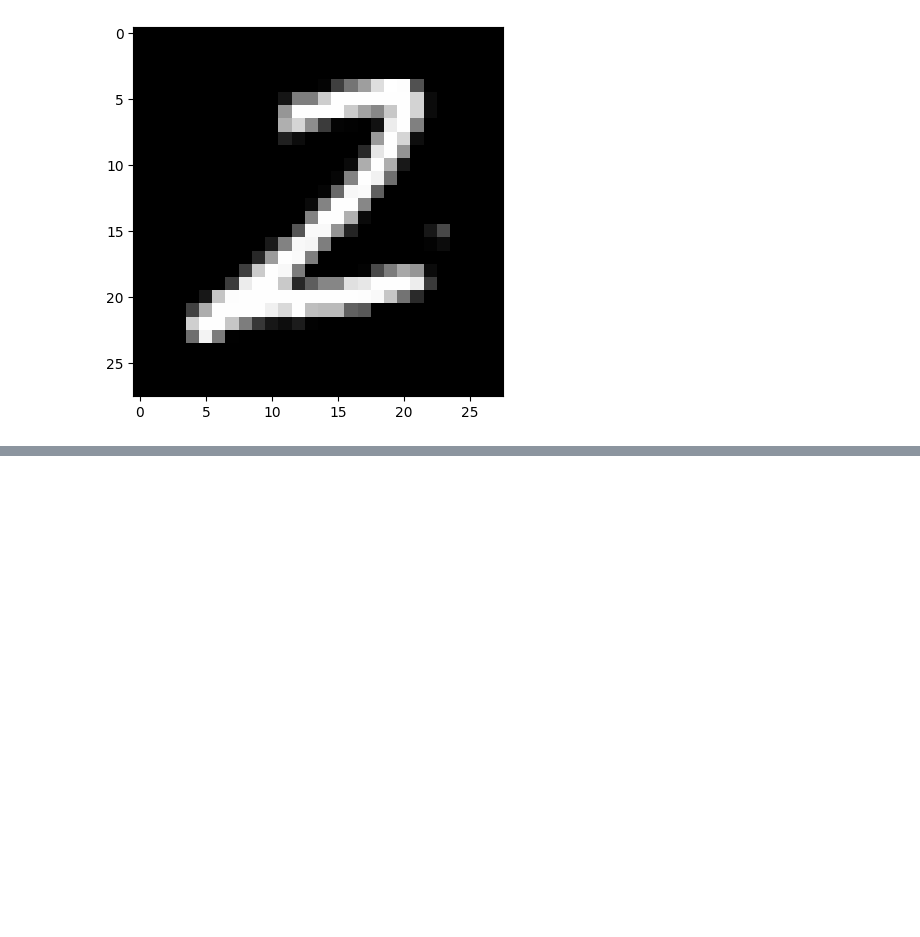
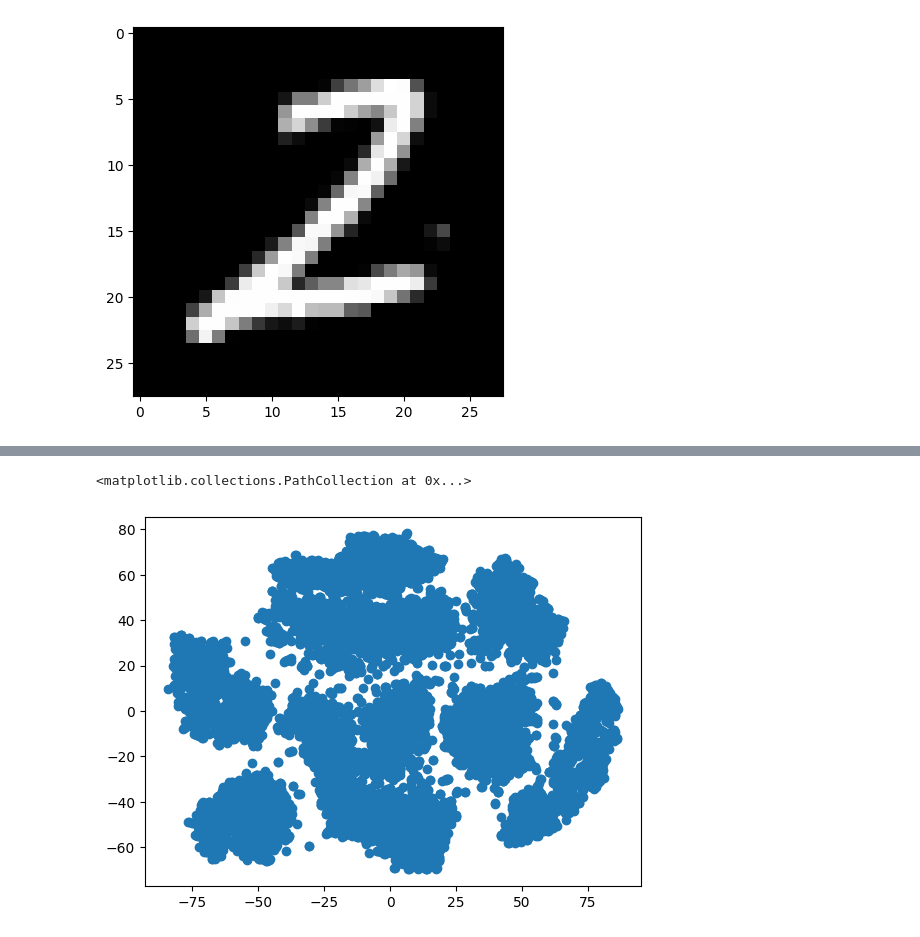
Before and after one commit to krithikajain/Handwritten-Digits-Clustering-using-K-Means, a Jupyter notebook: kmeans_clustering.ipynb, the cells around one changed output, grey strips where cells are left out. Saved outputs shown, nothing was run; the diff lists cells and outputs as text; code cells hidden in the pictures; blank space fills up the shorter version.

```diff
--- a/kmeans_clustering.ipynb
+++ b/kmeans_clustering.ipynb
@@ -32,0 +71,4 @@ reduced_data.shape
+# %%
+#Visualising high-dimensional data into lower dimensional (2D)
+tsne = TSNE(n_components=2, random_state=42)
+lower_dimension_data = tsne.fit_transform(scaled_data)
@@ -32,0 +79,5 @@ reduced_data.shape
+# %%
+plt.scatter(lower_dimension_data[:,0], lower_dimension_data[:,1])
+# %% [output]
+<matplotlib.collections.PathCollection at 0x...>
+[figure, added]
```
Also changed, not shown: parts of 22 cells of this notebook.
